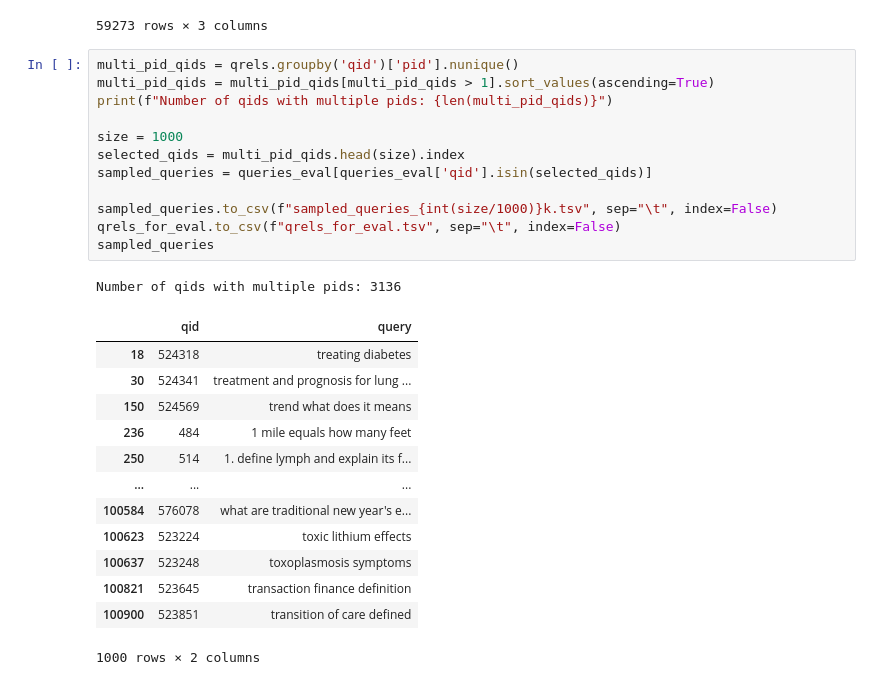
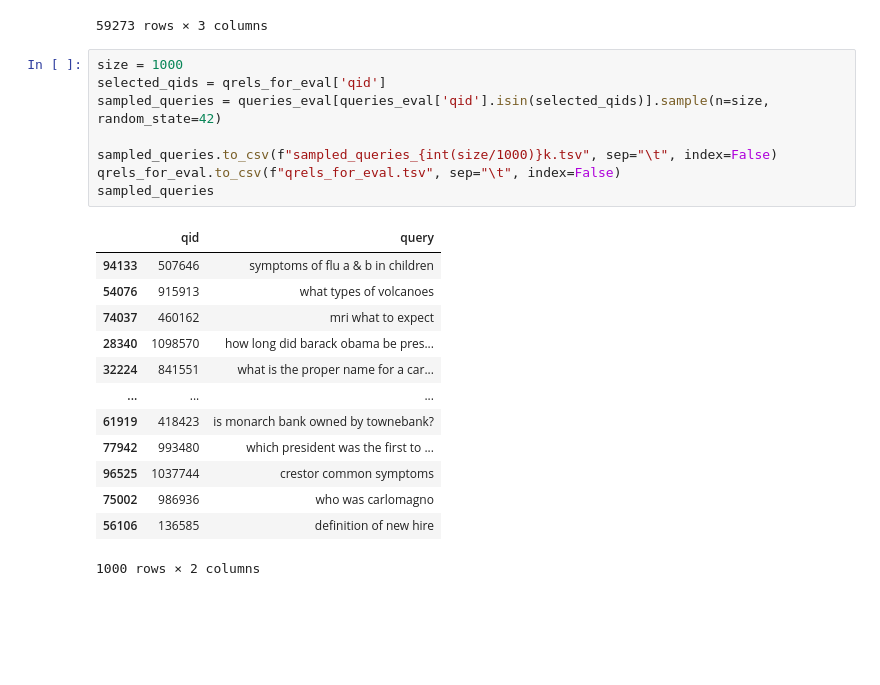
Before and after one commit to zuberpurahoouom/nlp-assignment-1, a Jupyter notebook: init-dataset.ipynb, the cells around one changed output. Drawn from its saved outputs; the diff is of its cells as text; blank space fills up the shorter version.

```diff
--- a/init-dataset.ipynb
+++ b/init-dataset.ipynb
@@ -381,29 +381,24 @@ qrels_for_eval
 | 59272 | 371455 | 8009476 | 1 |
 59273 rows × 3 columns
 # %%
-multi_pid_qids = qrels.groupby('qid')['pid'].nunique()
-multi_pid_qids = multi_pid_qids[multi_pid_qids > 1].sort_values(ascending=True)
-print(f"Number of qids with multiple pids: {len(multi_pid_qids)}")
-
 size = 1000
-selected_qids = multi_pid_qids.head(size).index
-sampled_queries = queries_eval[queries_eval['qid'].isin(selected_qids)]
+selected_qids = qrels_for_eval['qid']
+sampled_queries = queries_eval[queries_eval['qid'].isin(selected_qids)].sample(n=size, random_state=42)
 
 sampled_queries.to_csv(f"sampled_queries_{int(size/1000)}k.tsv", sep="\t", index=False)
 qrels_for_eval.to_csv(f"qrels_for_eval.tsv", sep="\t", index=False)
 sampled_queries
 # %% [output]
+|  | qid | query |
+| 94133 | 507646 | symptoms of flu a & b in children |
+| 54076 | 915913 | what types of volcanoes |
+| 74037 | 460162 | mri what to expect |
+| 28340 | 1098570 | how long did barack obama be pres... |
+| 32224 | 841551 | what is the proper name for a car... |
+| ... | ... | ... |
+| 61919 | 418423 | is monarch bank owned by townebank? |
+| 77942 | 993480 | which president was the first to ... |
+| 96525 | 1037744 | crestor common symptoms |
+| 75002 | 986936 | who was carlomagno |
+| 56106 | 136585 | definition of new hire |
-Number of qids with multiple pids: 3136
+1000 rows × 2 columns
-|  | qid | query |
-| 18 | 524318 | treating diabetes |
-| 30 | 524341 | treatment and prognosis for lung ... |
-| 150 | 524569 | trend what does it means |
-| 236 | 484 | 1 mile equals how many feet |
-| 250 | 514 | 1. define lymph and explain its f... |
-| ... | ... | ... |
-| 100584 | 576078 | what are traditional new year's e... |
-| 100623 | 523224 | toxic lithium effects |
-| 100637 | 523248 | toxoplasmosis symptoms |
-| 100821 | 523645 | transaction finance definition |
-| 100900 | 523851 | transition of care defined |
-1000 rows × 2 columns
```
Also changed, not shown: 3 other files.
